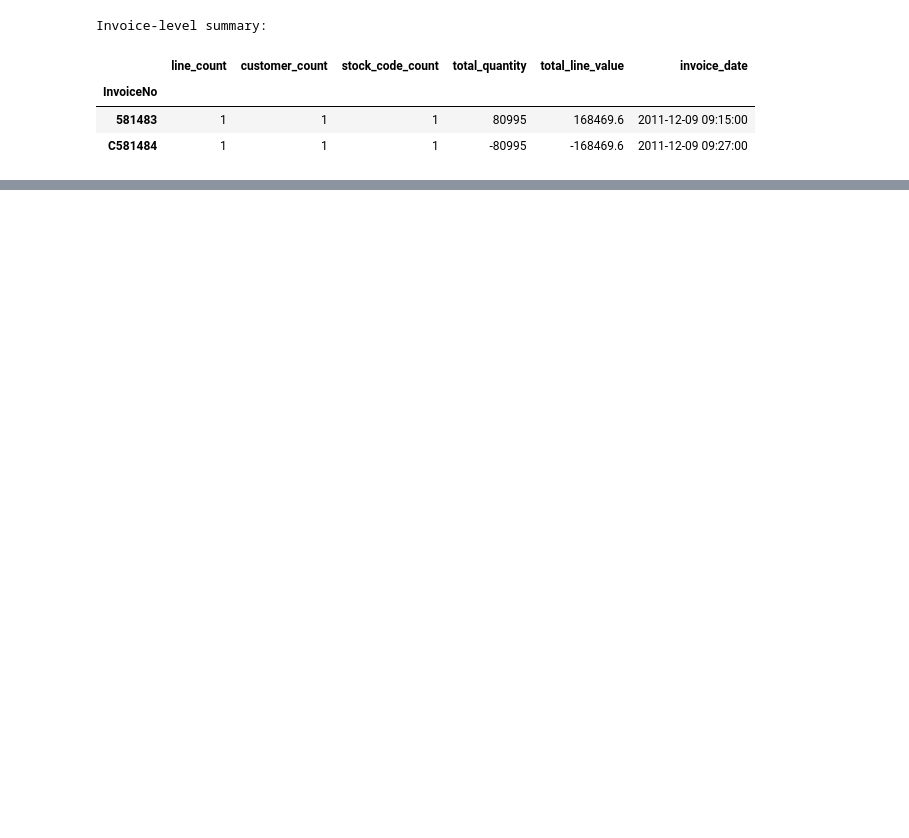
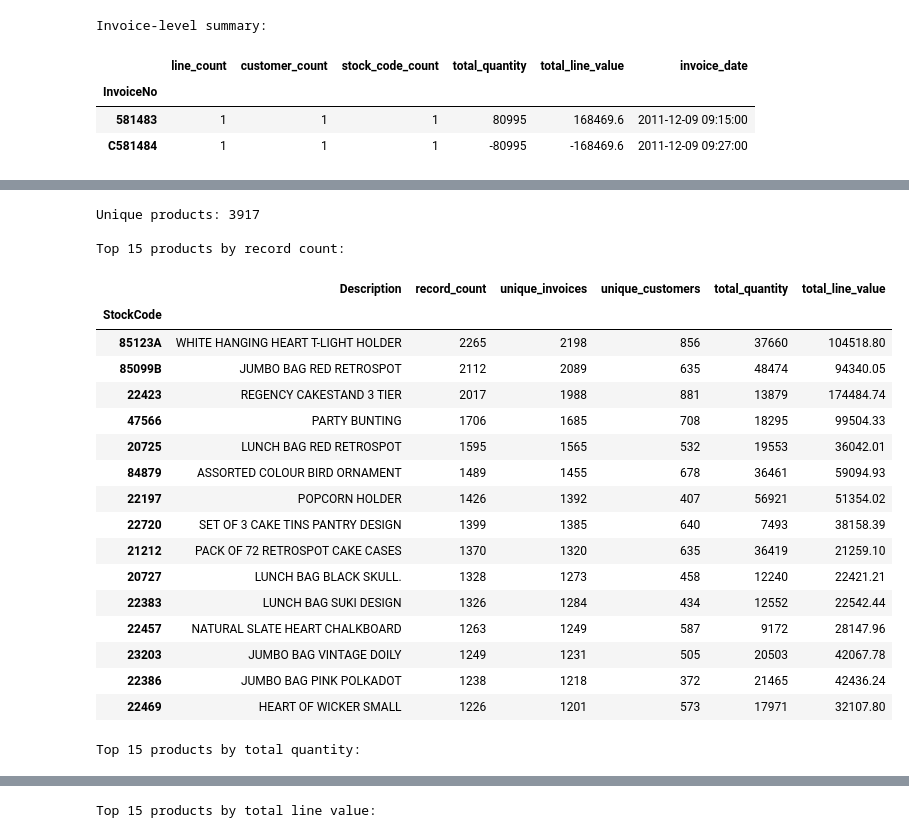
Before and after one commit to RaselParvejHrid/EDA, a Jupyter notebook: Part IX - Capstone/notebooks/End_to_End_EDA.ipynb, the cells around one changed output, grey strips where cells are left out. Drawn from its saved outputs; the diff is of its cells as text; code cells hidden in the pictures; blank space fills up the shorter version.

```diff
--- a/Part IX - Capstone/notebooks/End_to_End_EDA.ipynb
+++ b/Part IX - Capstone/notebooks/End_to_End_EDA.ipynb
@@ -4287,0 +4597,65 @@ Invoice-level summary:
+# %%
+product_summary = (
+    df_eda.groupby("StockCode", observed=True)
+    .agg(
+        Description=(
+            "Description",
+            lambda values: (
+                values.mode().iloc[0]
+                if not values.mode().empty
+                else pd.NA
+            ),
+        ),
+        record_count=("InvoiceNo", "size"),
+        unique_invoices=("InvoiceNo", "nunique"),
+        unique_customers=("CustomerID", "nunique"),
+        total_quantity=("Quantity", "sum"),
+        total_line_value=("LineValue", "sum"),
+    )
+)
+
+product_summary = product_summary.sort_values(
+    "record_count",
+    ascending=False,
+)
+
+print("Unique products:", len(product_summary))
+
+print("\nTop 15 products by record count:")
+display(product_summary.head(15).round(2))
+
+print("\nTop 15 products by total quantity:")
+display(
+    product_summary.sort_values(
+        "total_quantity", ascending=False
+    ).head(15).round(2)
+)
+
+print("\nTop 15 products by total line value:")
+display(
+    product_summary.sort_values(
+        "total_line_value", ascending=False
+    ).head(15).round(2)
+)
+# %% [output]
+Unique products: 3917
+
+Top 15 products by record count:
+|  | Description | record_count | unique_invoices | unique_customers | total_quantity | total_line_value |
+| StockCode |  |  |  |  |  |  |
+| 85123A | WHITE HANGING HEART T-LIGHT HOLDER | 2265 | 2198 | 856 | 37660 | 104518.80 |
+| 85099B | JUMBO BAG RED RETROSPOT | 2112 | 2089 | 635 | 48474 | 94340.05 |
+| 22423 | REGENCY CAKESTAND 3 TIER | 2017 | 1988 | 881 | 13879 | 174484.74 |
+| 47566 | PARTY BUNTING | 1706 | 1685 | 708 | 18295 | 99504.33 |
+| 20725 | LUNCH BAG RED RETROSPOT | 1595 | 1565 | 532 | 19553 | 36042.01 |
+| 84879 | ASSORTED COLOUR BIRD ORNAMENT | 1489 | 1455 | 678 | 36461 | 59094.93 |
+| 22197 | POPCORN HOLDER | 1426 | 1392 | 407 | 56921 | 51354.02 |
+| 22720 | SET OF 3 CAKE TINS PANTRY DESIGN | 1399 | 1385 | 640 | 7493 | 38158.39 |
+| 21212 | PACK OF 72 RETROSPOT CAKE CASES | 1370 | 1320 | 635 | 36419 | 21259.10 |
+| 20727 | LUNCH BAG BLACK SKULL. | 1328 | 1273 | 458 | 12240 | 22421.21 |
+| 22383 | LUNCH BAG SUKI DESIGN | 1326 | 1284 | 434 | 12552 | 22542.44 |
+| 22457 | NATURAL SLATE HEART CHALKBOARD | 1263 | 1249 | 587 | 9172 | 28147.96 |
+| 23203 | JUMBO BAG VINTAGE DOILY | 1249 | 1231 | 505 | 20503 | 42067.78 |
+| 22386 | JUMBO BAG PINK POLKADOT | 1238 | 1218 | 372 | 21465 | 42436.24 |
+| 22469 | HEART OF WICKER SMALL | 1226 | 1201 | 573 | 17971 | 32107.80 |
+Top 15 products by total quantity:
@@ -4287,0 +4679 @@ Invoice-level summary:
+Top 15 products by total line value:
```
Also changed, not shown: parts of 30 cells of this notebook, 2 other files.
